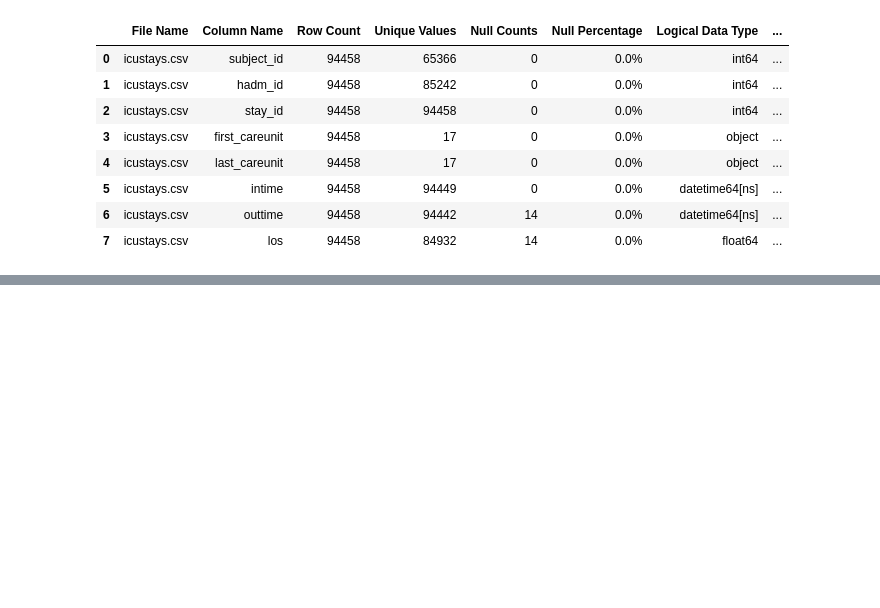
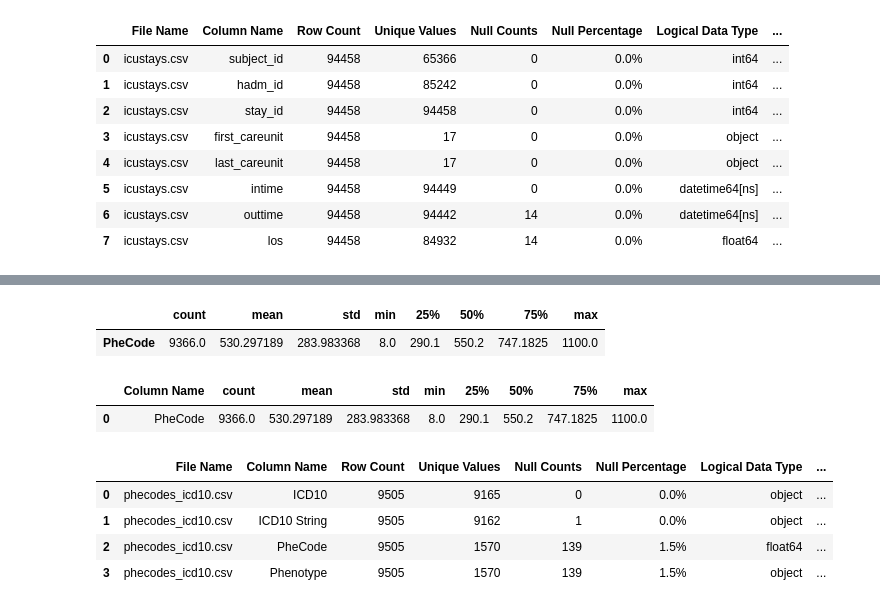
Before and after one commit to NicoHadas/CardiacArrest_Mortality_Predictive_Model, a Jupyter notebook: Initial_Data_Analysis/Descriptive_Analysis.ipynb, the cells around one changed output, grey strips where cells are left out. Drawn from its saved outputs; the diff is of its cells as text; code cells hidden in the pictures; blank space fills up the shorter version.

```diff
--- a/Initial_Data_Analysis/Descriptive_Analysis.ipynb
+++ b/Initial_Data_Analysis/Descriptive_Analysis.ipynb
@@ -868,0 +1043,32 @@ print(filtered_unique_values)
+# %%
+# Get descriptive statistics
+df_phecodes_icd10_describe = df_phecodes_icd10.describe().transpose()
+df_phecodes_icd10_describe
+# %% [output]
+|  | count | mean | std | min | 25% | 50% | 75% | max |
+| PheCode | 9366.0 | 530.297189 | 283.983368 | 8.0 | 290.1 | 550.2 | 747.1825 | 1100.0 |
+# %%
+# Reset Index of Description table
+df_phecodes_icd10_describe = df_phecodes_icd10_describe.reset_index(drop=False)
+# %%
+# Add 'Column Name' to Description table
+df_phecodes_icd10_describe.columns= ['Column Name'] + list(df_phecodes_icd10_describe.columns[1:])
+df_phecodes_icd10_describe
+# %% [output]
+|  | Column Name | count | mean | std | min | 25% | 50% | 75% | max |
+| 0 | PheCode | 9366.0 | 530.297189 | 283.983368 | 8.0 | 290.1 | 550.2 | 747.1825 | 1100.0 |
+# %%
+# Calculate Range, Interquartile Range and Variance
+df_phecodes_icd10_describe["Range"] = df_phecodes_icd10_describe['max'] - df_phecodes_icd10_describe['min']
+df_phecodes_icd10_describe["Interquartile_Range"] = df_phecodes_icd10_describe['75%'] - df_phecodes_icd10_describe['25%']
+df_phecodes_icd10_describe["Variance"] = (df_phecodes_icd10_describe['std'])**2
+# %%
+# Merge
+df_phecodes_icd10_final = df_phecodes_icd10_final.merge(df_phecodes_icd10_describe, how = 'left', on = 'Column Name')
+df_phecodes_icd10_final
+# %% [output]
+|  | File Name | Column Name | Row Count | Unique Values | Null Counts | Null Percentage | Logical Data Type | ... |
+| 0 | phecodes_icd10.csv | ICD10 | 9505 | 9165 | 0 | 0.0% | object | ... |
+| 1 | phecodes_icd10.csv | ICD10 String | 9505 | 9162 | 1 | 0.0% | object | ... |
+| 2 | phecodes_icd10.csv | PheCode | 9505 | 1570 | 139 | 1.5% | float64 | ... |
+| 3 | phecodes_icd10.csv | Phenotype | 9505 | 1570 | 139 | 1.5% | object | ... |
```
Also changed, not shown: parts of 28 cells of this notebook.
